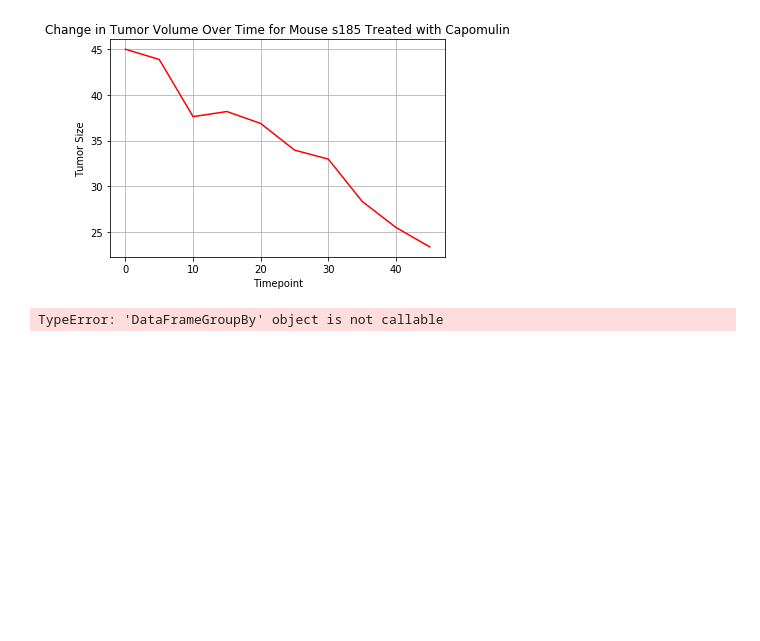
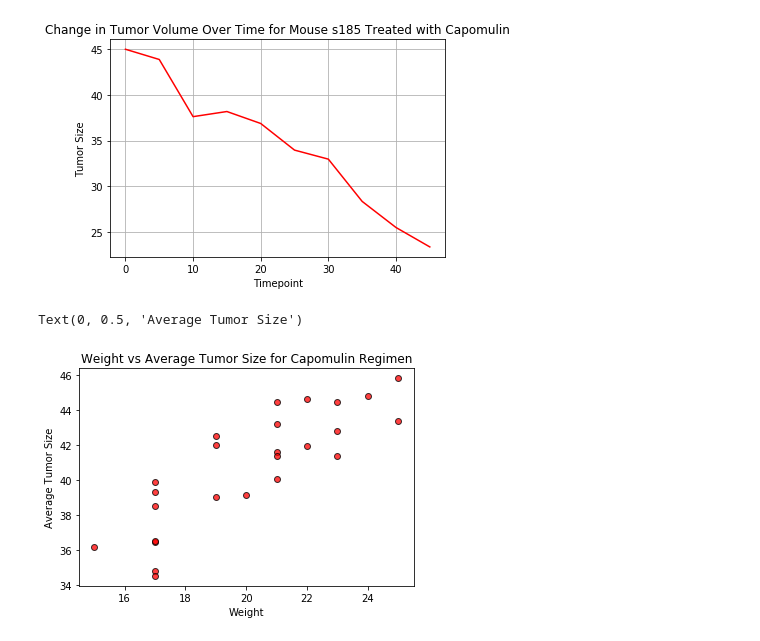
Before and after one commit to Tbwheeler94/Pymaceuticals-Challenge, a Jupyter notebook: Pymaceuticals-Challenge/Pymaceuticals_Challenge_Script.ipynb, the cells around one changed output. Cells and saved outputs as stored; diff of their text form; code cells hidden in the pictures; blank space fills up the shorter version.

```diff
--- a/Pymaceuticals-Challenge/Pymaceuticals_Challenge_Script.ipynb
+++ b/Pymaceuticals-Challenge/Pymaceuticals_Challenge_Script.ipynb
@@ -277,17 +252,18 @@ plt.show()
 # %%
 # Generate a scatter plot of mouse weight versus average tumor volume for the Capomulin regimen
 
 # List of values from 0 to 100 each value being 1 greater than the last
-grouped_by_weight = capomulin_only_df.groupby(['Weight (g)'])
-grouped_by_mouse = capomulin_only_df.groupby(['Mouse ID'])
-mouse_weights = grouped_by_mouse['Weight (g)']
-mean_tumor_per_mouse = grouped_by_mouse['Tumor Volume (mm3)'].mean()
+individual_mice = capomulin_only_df.drop_duplicates(["Mouse ID"])
+mice = individual_mice.set_index("Mouse ID")
+mouse_weights = mice.loc[:, "Weight (g)"].sort_index(ascending=True)
+mean_tumor_per_mouse = grouped_by_mouse['Tumor Volume (mm3)'].mean().sort_index(ascending=True)
 
 plt.scatter(mouse_weights, mean_tumor_per_mouse, marker="o", facecolors="red", edgecolors="black", alpha=0.75)
-plt.title("Weight vs Average Tumor Size")
+plt.title("Weight vs Average Tumor Size for Capomulin Regimen")
 plt.xlabel("Weight")
 plt.ylabel("Average Tumor Size")
 # %% [output]
-TypeError: 'DataFrameGroupBy' object is not callable
+Text(0, 0.5, 'Average Tumor Size')
+[figure, added]
 # %%
 # Calculate the correlation coefficient and linear regression model for mouse weight and average tumor volume for the Capomulin regimen
```
Also changed, not shown: parts of 4 cells of this notebook.
